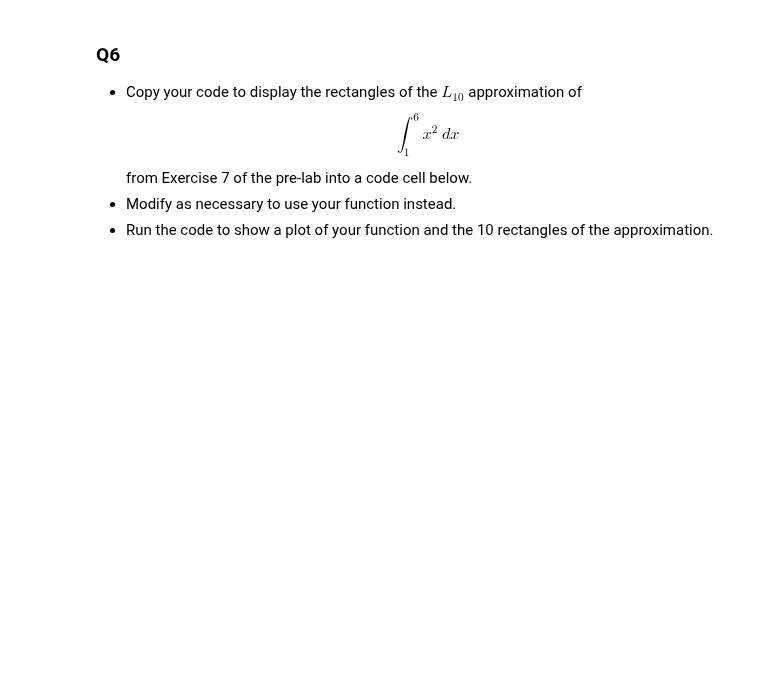
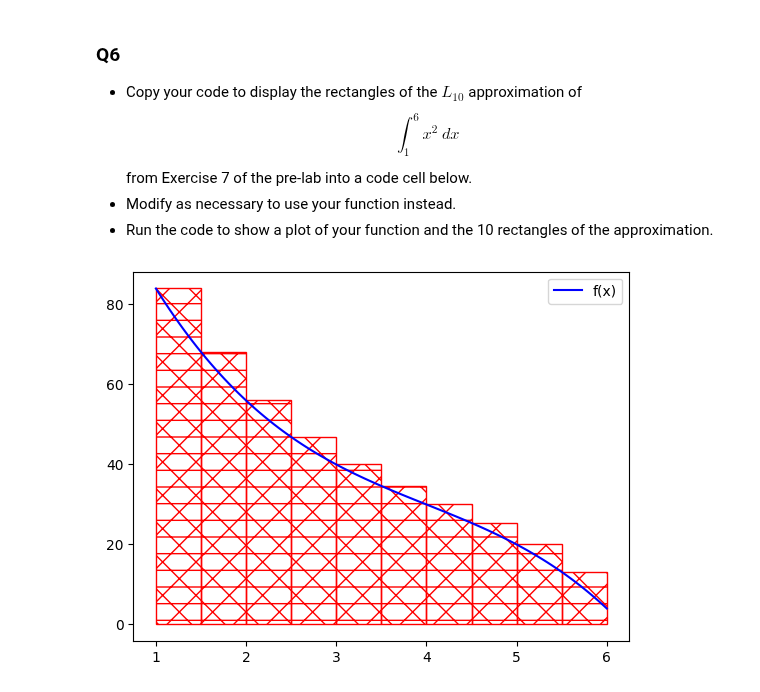
Before and after one commit to heidilyu/Advanced-Calculus-, a Jupyter notebook: Lab_21.ipynb, the cells around one changed output. Saved outputs shown, nothing was run; the diff lists cells and outputs as text; code cells hidden in the pictures; blank space fills up the shorter version.

```diff
--- a/Lab_21.ipynb
+++ b/Lab_21.ipynb
@@ -190,3 +282,27 @@ the value of the second derivative
 * Copy your code to display the rectangles of the $L_{10}$ approximation of $$\int_1^6 x^2~dx$$ from Exercise 7 of the pre-lab into a code cell below.
 * Modify as necessary to use your function instead.
 * Run the code to show a plot of your function and the 10 rectangles of the approximation.
+# %%
+n = 10
+a = 1
+b = 6
+deltax = (b-a)/n
+
+xvalues = np.arange(a,b,deltax)
+
+def f(x):
+    return -x**3 + 12*x**2 - 57*x + 130
+
+ax = plt.axes()
+
+for x in xvalues:
+  height = f(x)
+  rect = patches.Rectangle((x,0), deltax, height, fill=False, color = 'red', hatch = '/-\\')
+  ax.add_patch(rect)
+
+x = np.linspace(a,b,100)
+ax.plot(x,f(x), label = 'f(x)', color = 'blue')
+ax.legend()
+plt.show()
+# %% [output]
+[figure, added]
```
Also changed, not shown: parts of 10 cells of this notebook.
